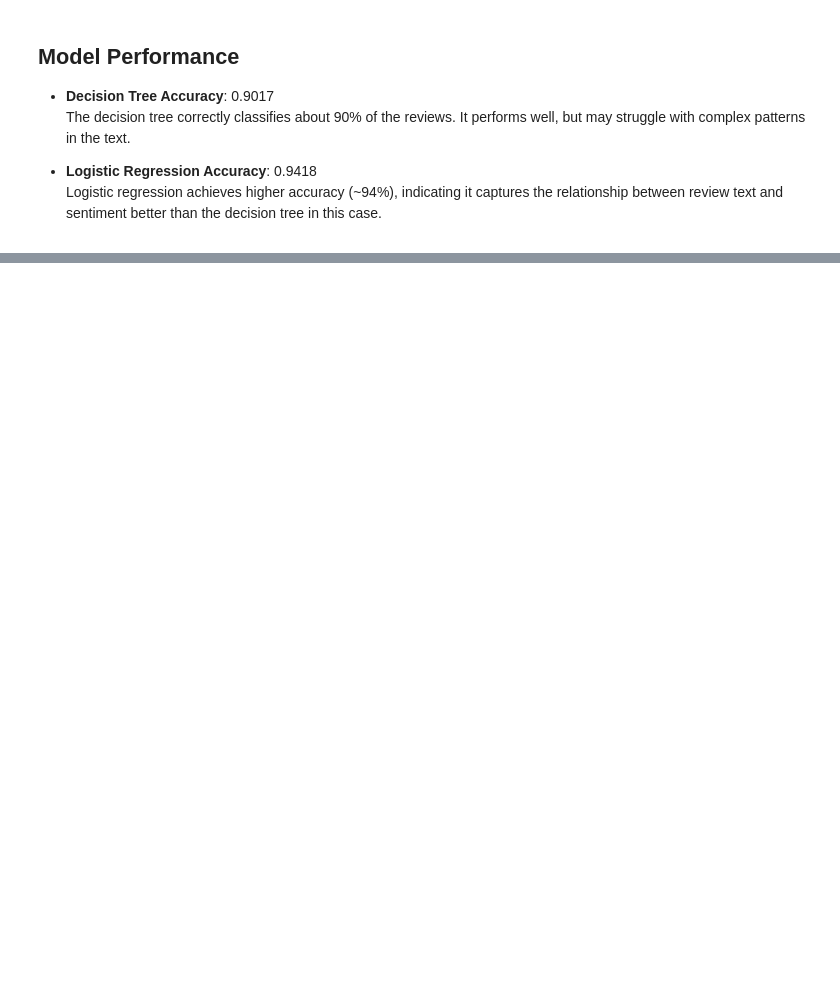
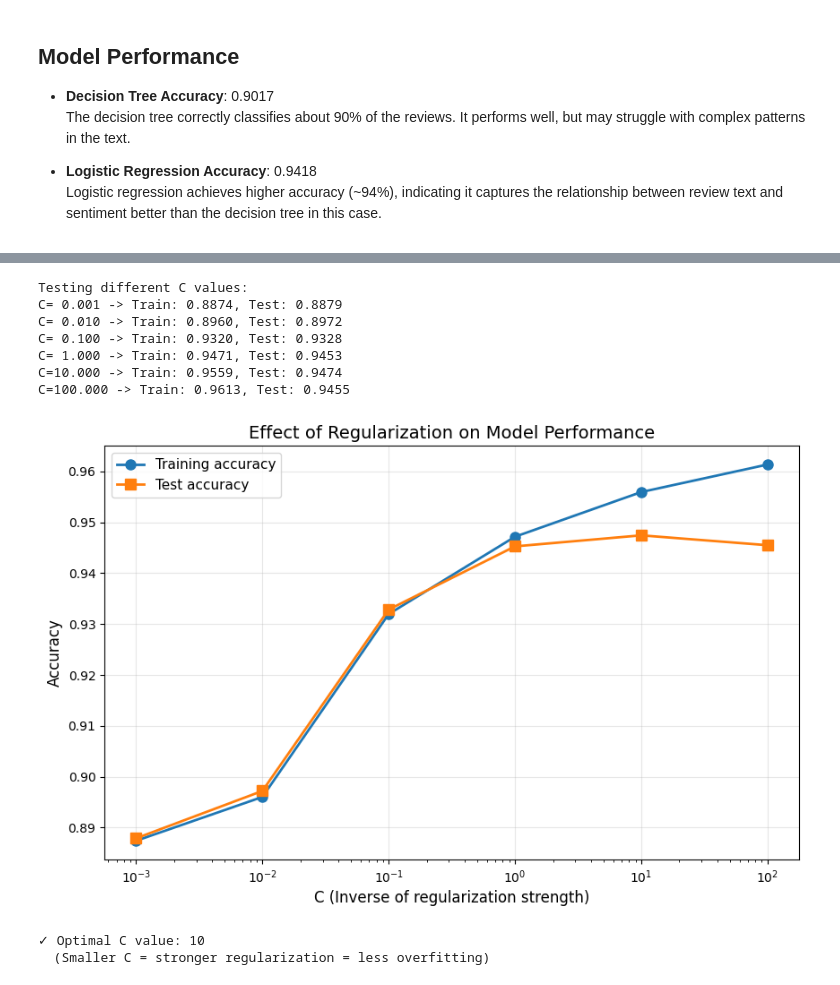
Before and after one commit to Maniekw12/Introduction-to-Data-Science, a Jupyter notebook: Task3/Advanced/Classification_Advanced.ipynb, the cells around one changed output, grey strips where cells are left out. Cells and saved outputs as stored; diff of their text form; code cells hidden in the pictures; blank space fills up the shorter version.

```diff
--- a/Task3/Advanced/Classification_Advanced.ipynb
+++ b/Task3/Advanced/Classification_Advanced.ipynb
@@ -358,0 +345,12 @@ AdaBoost Accuracy: 0.8894
+# %%
+from sklearn.ensemble import GradientBoostingClassifier
+
+gb_model = GradientBoostingClassifier(
+    n_estimators=100,
+    max_depth=5,
+    random_state=42
+)
+gb_model.fit(X_train, Y_train)
+
+gb_acc = gb_model.score(X_test, Y_test)
+print(f"\n Accuracy: {gb_acc:.4f} ({gb_acc*100:.2f}%)")
@@ -358,0 +370,51 @@ AdaBoost Accuracy: 0.8894
+# %%
+import matplotlib.pyplot as plt
+from sklearn.feature_extraction.text import TfidfVectorizer
+import numpy as np
+from sklearn.linear_model import LogisticRegression
+
+# Create TF-IDF vectors
+tfidf_vectorizer = TfidfVectorizer()
+X_train_tfidf = tfidf_vectorizer.fit_transform(train_data['reviewText'])
+X_test_tfidf = tfidf_vectorizer.transform(test_data['reviewText'])
+
+# Different values of C (inverse of regularization strength)
+C_values = [0.001, 0.01, 0.1, 1, 10, 100]
+train_scores = []
+test_scores = []
+
+print("\nTesting different C values:")
+for C in C_values:
+    lr = LogisticRegression(C=C, max_iter=1000, random_state=42)
+    lr.fit(X_train_tfidf, Y_train)
+    train_acc = lr.score(X_train_tfidf, Y_train)
+    test_acc = lr.score(X_test_tfidf, Y_test)
+    train_scores.append(train_acc)
+    test_scores.append(test_acc)
+    print(f"C={C:6.3f} -> Train: {train_acc:.4f}, Test: {test_acc:.4f}")
+
+plt.figure(figsize=(10, 6))
+plt.plot(C_values, train_scores, 'o-', label='Training accuracy', linewidth=2, markersize=8)
+plt.plot(C_values, test_scores, 's-', label='Test accuracy', linewidth=2, markersize=8)
+plt.xscale('log')
+plt.xlabel('C (Inverse of regularization strength)', fontsize=12)
+plt.ylabel('Accuracy', fontsize=12)
+plt.title('Effect of Regularization on Model Performance', fontsize=14)
+plt.legend(fontsize=11)
+plt.grid(True, alpha=0.3)
+plt.show()
+
+optimal_C = C_values[np.argmax(test_scores)]
+print(f"\n\u2713 Optimal C value: {optimal_C}")
+print("  (Smaller C = stronger regularization = less overfitting)")
+# %% [output]
+Testing different C values:
+C= 0.001 -> Train: 0.8874, Test: 0.8879
+C= 0.010 -> Train: 0.8960, Test: 0.8972
+C= 0.100 -> Train: 0.9320, Test: 0.9328
+C= 1.000 -> Train: 0.9471, Test: 0.9453
+C=10.000 -> Train: 0.9559, Test: 0.9474
+C=100.000 -> Train: 0.9613, Test: 0.9455
+[figure, added]
+✓ Optimal C value: 10
+  (Smaller C = stronger regularization = less overfitting)
```
Also changed, not shown: parts of 19 cells of this notebook.
